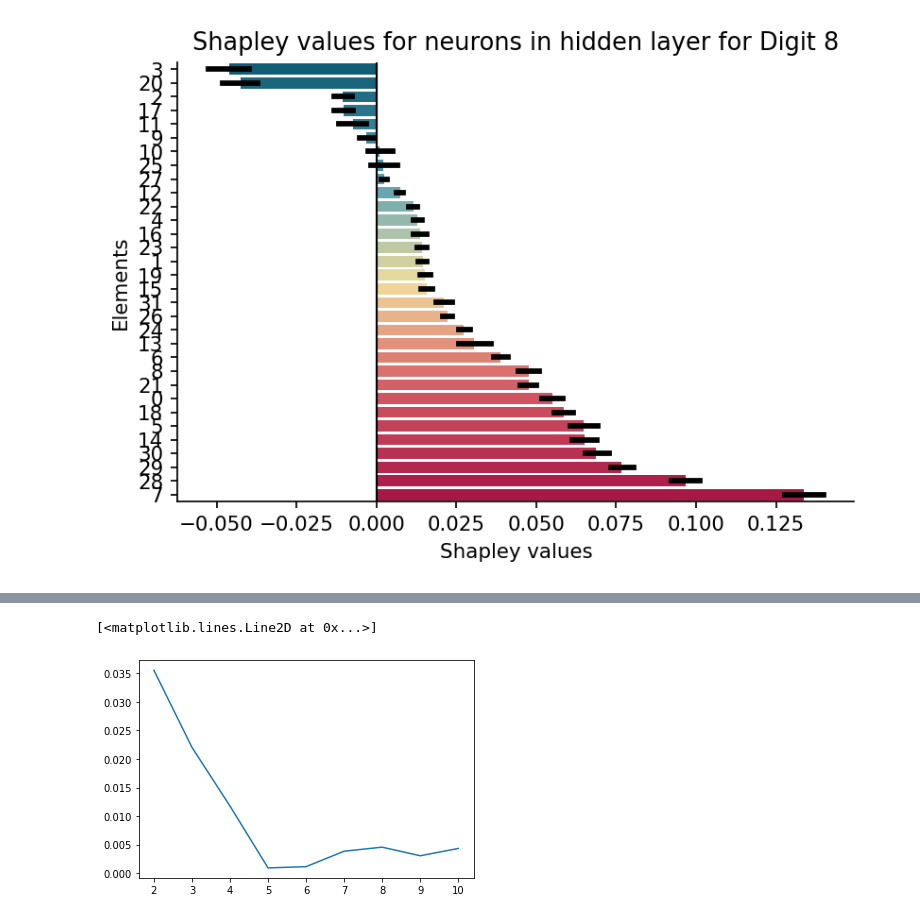
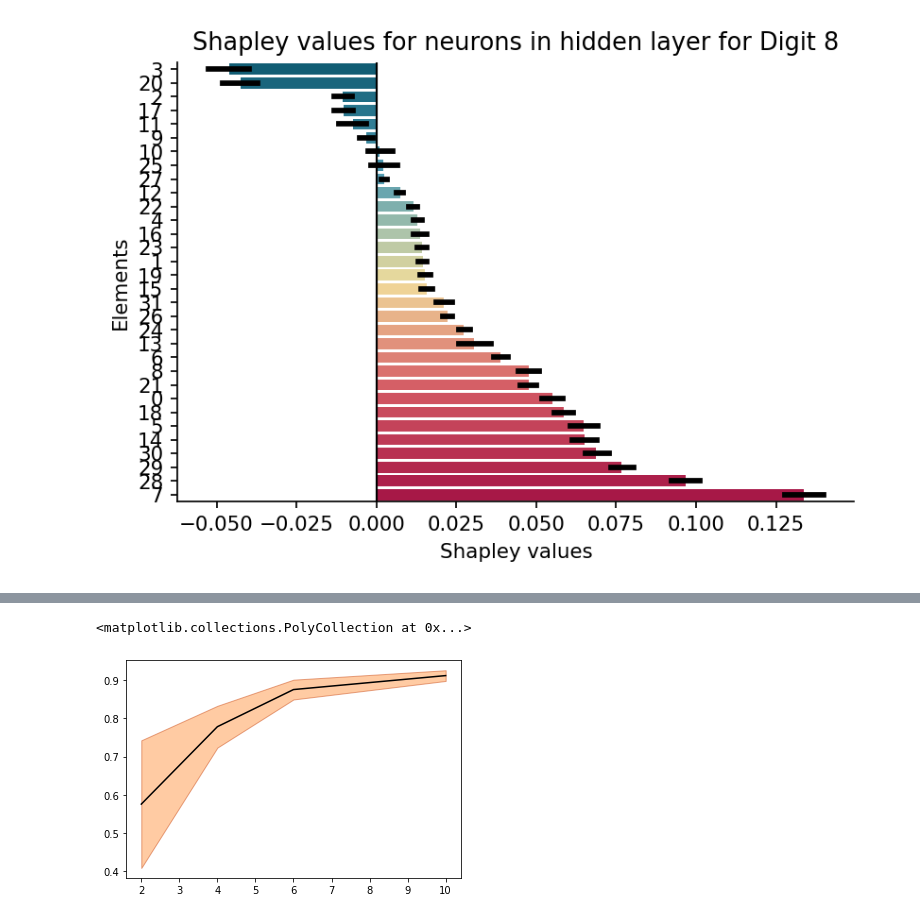
Before and after one commit to kuffmode/msa, a Jupyter notebook: docs/examples/mnist_torch.ipynb, the cells around one changed output, grey strips where cells are left out. Saved outputs shown, nothing was run; the diff lists cells and outputs as text; code cells hidden in the pictures.

Commit message:
Added num_trails and CI plots

```diff
--- a/docs/examples/mnist_torch.ipynb
+++ b/docs/examples/mnist_torch.ipynb
@@ -298,5 +292,15 @@ plt.plot(results_dict["num_neurons"], results_dict["score_matrix"][:, 10, 1])
-# %%
-plt.plot(results_dict["num_neurons"], results_dict["score_matrix"][:, 10, 2])
-# %% [output]
-[<matplotlib.lines.Line2D at 0x...>]
-[figure, removed]
+# %%
+def mean_confidence_interval(data, confidence=0.95):
+    num_trials = data.shape[0]
+    mean, std_err = data.mean(0), stats.sem(data)
+    h = std_err * stats.t.ppf((1 + confidence) / 2., num_trials-1)
+    return mean, mean-h, mean+h
+# %%
+x = results_dict["num_neurons"]
+y, low, high = mean_confidence_interval(results_dict["score_matrix"][:, :, 10, 0])
+
+plt.plot(x, y, 'k')
+plt.fill_between(x, low, high, alpha=0.5, edgecolor='#CC4F1B', facecolor='#FF9848')
+# %% [output]
+<matplotlib.collections.PolyCollection at 0x...>
+[figure, added]
```
Also changed, not shown: parts of 8 cells of this notebook.
